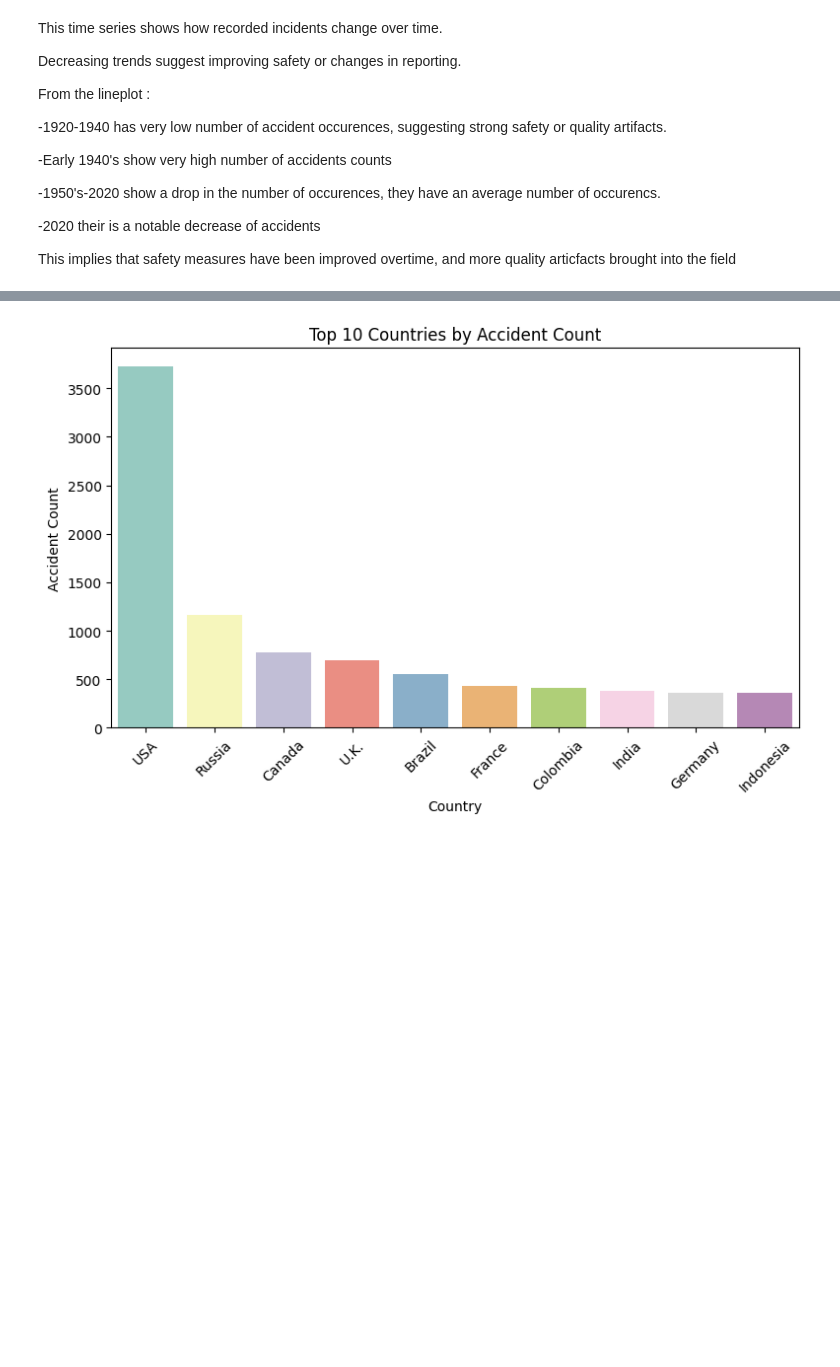
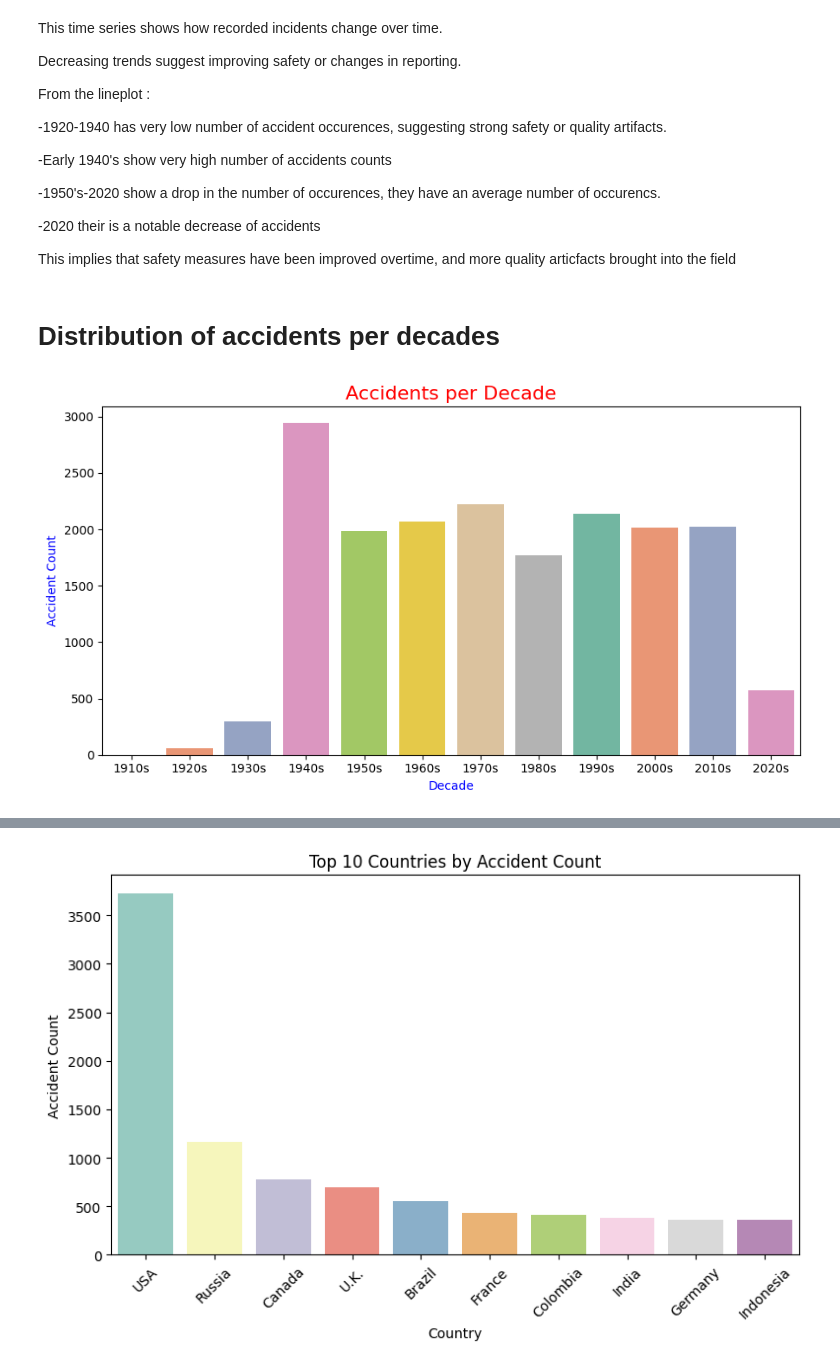
Before and after one commit to Kaks753/Projects, a Jupyter notebook: aviation_accidents.ipynb, the cells around one changed output, grey strips where cells are left out. Cells and saved outputs as stored; diff of their text form; code cells hidden in the pictures; blank space fills up the shorter version.

```diff
--- a/aviation_accidents.ipynb
+++ b/aviation_accidents.ipynb
@@ -344,3 +374,15 @@ From the lineplot :
 -2020 their is a notable decrease of accidents
 
 This implies that safety measures have been improved overtime, and more quality articfacts brought into the field
+# %% [markdown]
+# Distribution of accidents per decades
+# %%
+plt.figure(figsize=(9,5))
+sns.countplot(data=aviation_accidents_cleaned, x="decade", order=sorted(aviation_accidents_cleaned["decade"].unique()), hue='decade', palette='Set2')
+plt.title("Accidents per Decade", fontsize=16, color='red')
+plt.xlabel("Decade", color='blue')
+plt.ylabel("Accident Count", color='blue')
+plt.tight_layout()
+plt.show()
+# %% [output]
+[figure, added]
```
Also changed, not shown: parts of 17 cells of this notebook.
